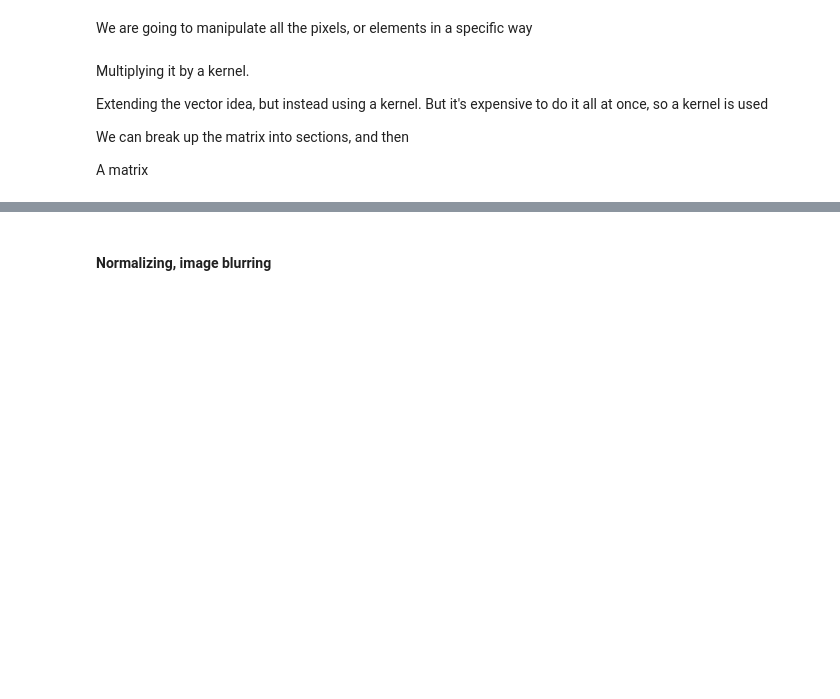
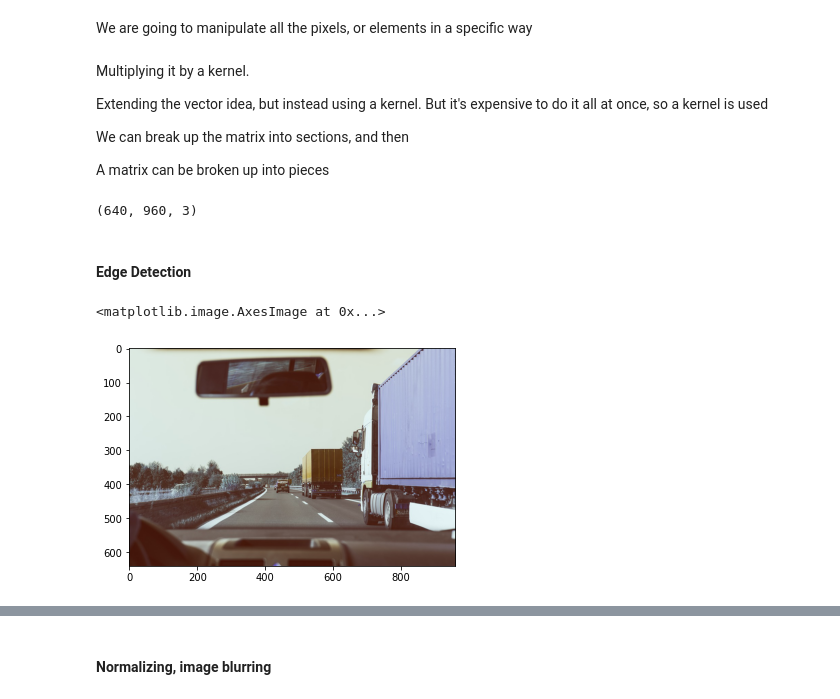
Before and after one commit to unpackAI/DL201, a Jupyter notebook: Week 1/Week 1 Concept Book.ipynb, the cells around one changed output, grey strips where cells are left out. Drawn from its saved outputs; the diff is of its cells as text; code cells hidden in the pictures; blank space fills up the shorter version.

```diff
--- a/Week 1/Week 1 Concept Book.ipynb
+++ b/Week 1/Week 1 Concept Book.ipynb
@@ -1657,4 +1732,29 @@ Extending the vector idea, but instead using a kernel. But it's expensive to do
 We can break up the matrix into sections, and then
 
 
-A matrix
+A matrix can be broken up into pieces
+# %%
+import cv2
+import numpy as np
+from matplotlib import pyplot as plt
+
+image_file_path = '../img/highway.jpg'
+img = cv2.imread(image_file_path)
+# %%
+# If the shape is none, then your image did not load.
+img.shape
+# %% [output]
+(640, 960, 3)
+# %%
+# Gaussian blur
+img_array = np.array(img)
+# weighs the middle more heavily
+
+# http://omz-software.com/pythonista/matplotlib/users/image_tutorial.html
+# %% [markdown]
+#### Edge Detection
+# %%
+plt.imshow(img_array)
+# %% [output]
+<matplotlib.image.AxesImage at 0x...>
+[figure, added]
```
Also changed, not shown: parts of 45 cells of this notebook.
